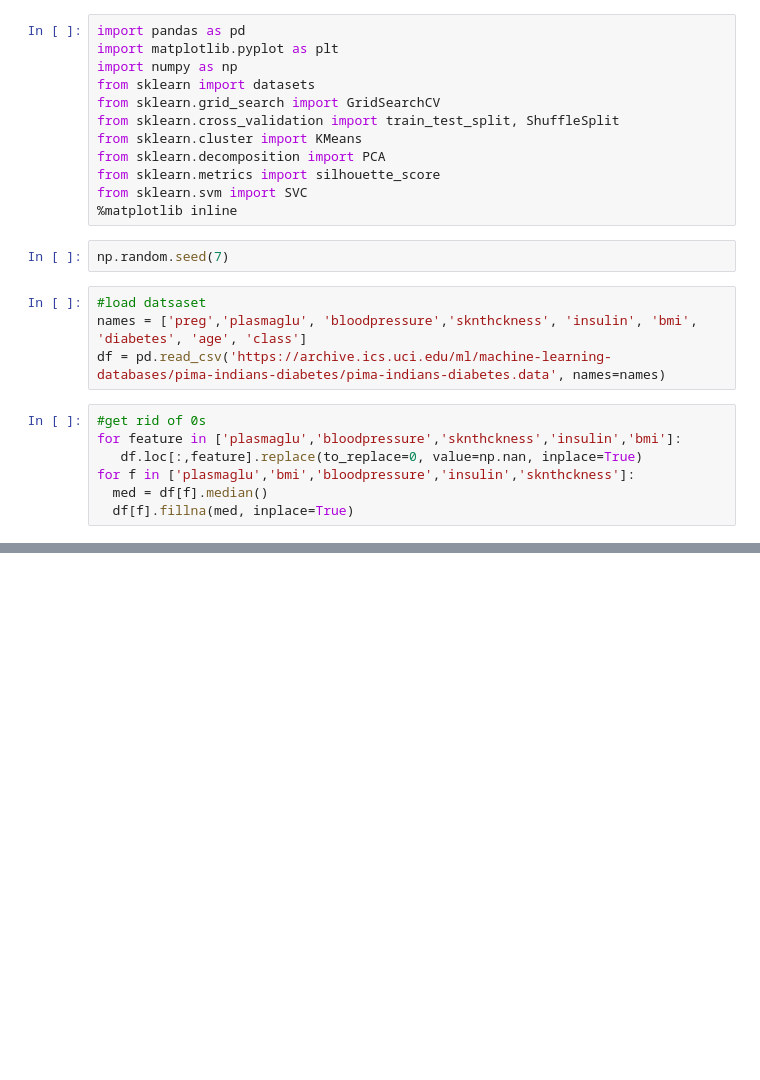
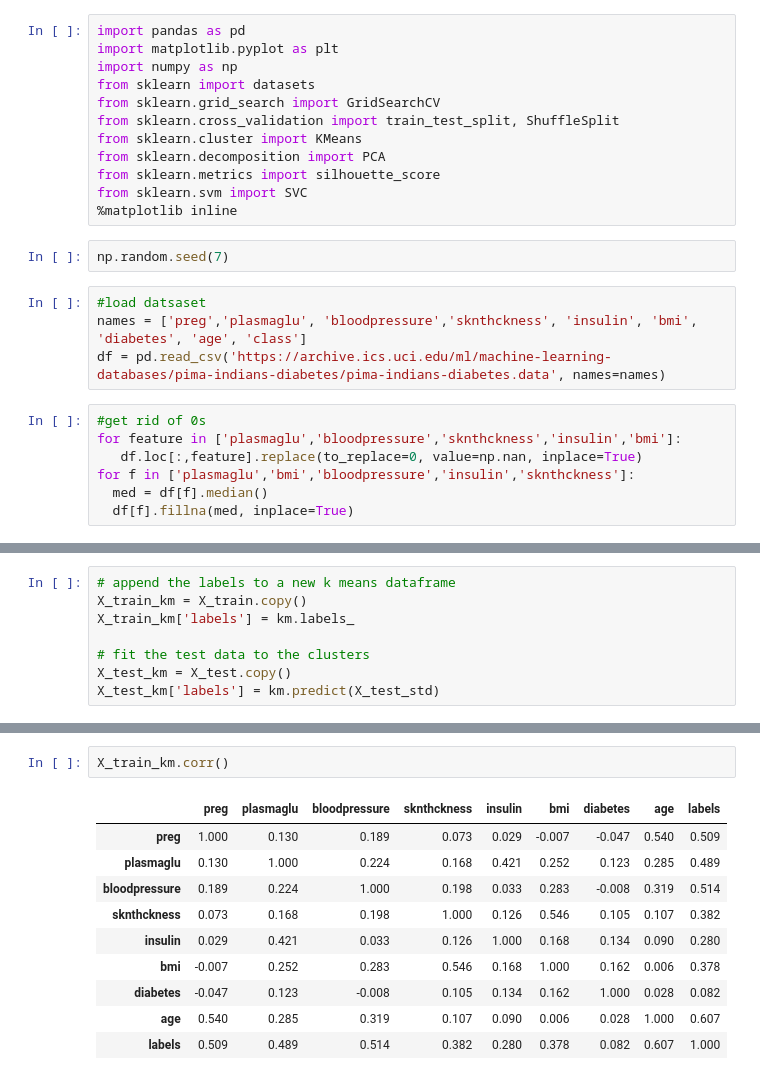
Before and after one commit to katherinebenjamin/Homeworks, a Jupyter notebook: Homework3_KateBenjamin.ipynb, the cells around one changed output, grey strips where cells are left out. Cells and saved outputs as stored; diff of their text form; blank space fills up the shorter version.

```diff
--- a/Homework3_KateBenjamin.ipynb
+++ b/Homework3_KateBenjamin.ipynb
@@ -116,0 +125,8 @@ svm_pca.score(pca.transform(X_test_only), y_test)
+# %%
+# append the labels to a new k means dataframe
+X_train_km = X_train.copy()
+X_train_km['labels'] = km.labels_
+
+# fit the test data to the clusters
+X_test_km = X_test.copy()
+X_test_km['labels'] = km.predict(X_test_std)
@@ -116,0 +156,13 @@ svm_pca.score(pca.transform(X_test_only), y_test)
+# %%
+X_train_km.corr()
+# %% [output]
+|  | preg | plasmaglu | bloodpressure | sknthckness | insulin | bmi | diabetes | age | labels |
+| preg | 1.000 | 0.130 | 0.189 | 0.073 | 0.029 | -0.007 | -0.047 | 0.540 | 0.509 |
+| plasmaglu | 0.130 | 1.000 | 0.224 | 0.168 | 0.421 | 0.252 | 0.123 | 0.285 | 0.489 |
+| bloodpressure | 0.189 | 0.224 | 1.000 | 0.198 | 0.033 | 0.283 | -0.008 | 0.319 | 0.514 |
+| sknthckness | 0.073 | 0.168 | 0.198 | 1.000 | 0.126 | 0.546 | 0.105 | 0.107 | 0.382 |
+| insulin | 0.029 | 0.421 | 0.033 | 0.126 | 1.000 | 0.168 | 0.134 | 0.090 | 0.280 |
+| bmi | -0.007 | 0.252 | 0.283 | 0.546 | 0.168 | 1.000 | 0.162 | 0.006 | 0.378 |
+| diabetes | -0.047 | 0.123 | -0.008 | 0.105 | 0.134 | 0.162 | 1.000 | 0.028 | 0.082 |
+| age | 0.540 | 0.285 | 0.319 | 0.107 | 0.090 | 0.006 | 0.028 | 1.000 | 0.607 |
+| labels | 0.509 | 0.489 | 0.514 | 0.382 | 0.280 | 0.378 | 0.082 | 0.607 | 1.000 |
```
Also changed, not shown: parts of 41 cells of this notebook.
